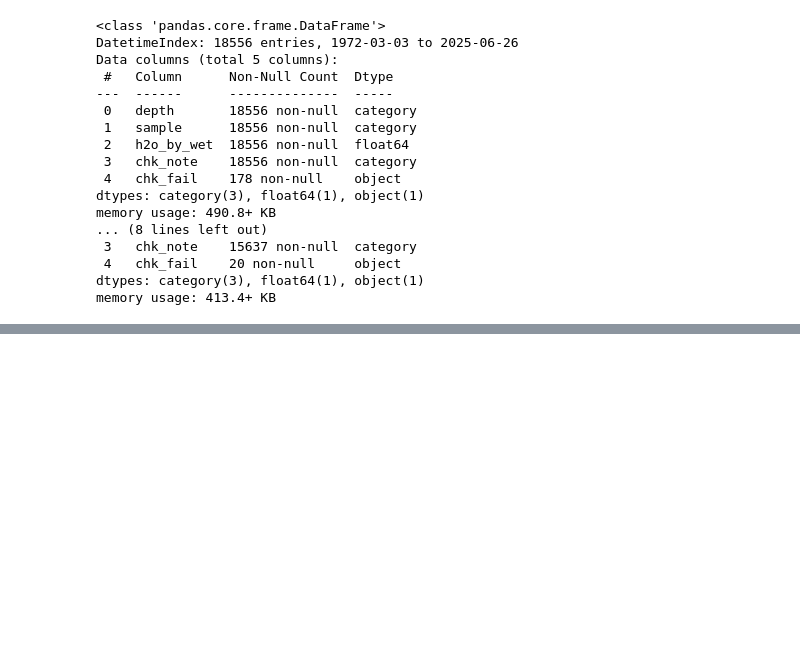
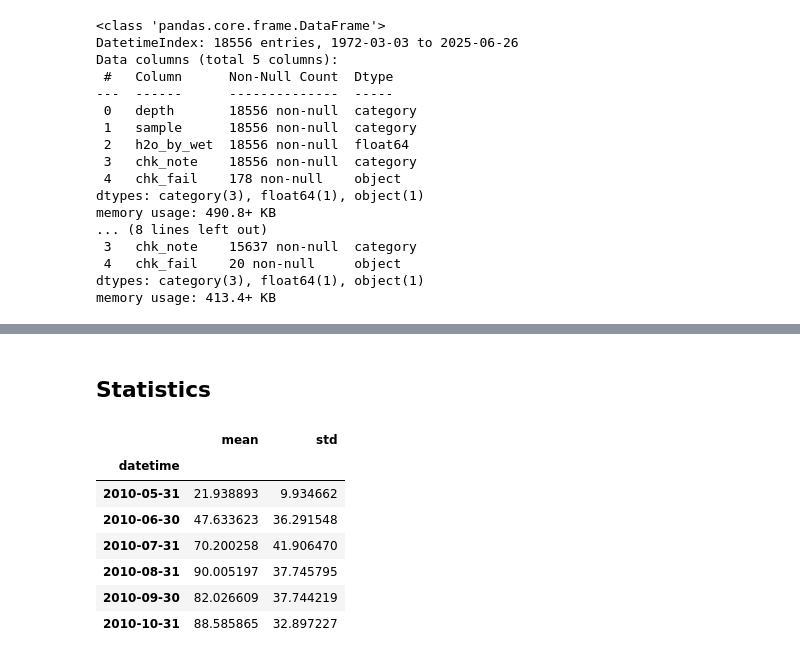
Before and after one commit to gmcginnis/info-698-capstone, a Jupyter notebook: 01_eda.ipynb, the cells around one changed output, grey strips where cells are left out. Saved outputs shown, nothing was run; the diff lists cells and outputs as text; code cells hidden in the pictures; blank space fills up the shorter version.

```diff
--- a/01_eda.ipynb
+++ b/01_eda.ipynb
@@ -333,0 +372,30 @@ Name: count, dtype: int64
+# %% [markdown]
+## Statistics
+# %%
+# time_series = pd.Series(data_combined, index='datetime')
+# time_series
+# pd.DatetimeIndex.to_series(data_combined)
+# time_series = pd.to_datetime(data_combined.index())
+
+# data_combined.index.year
+# data_mini = data_combined['2010-05-20 00:00:01':'2010-05-25 23:59:59']
+data_mini = data_combined['2010-05-01 00:00:01':'2010-10-31 23:59:59']
+# data_mini.rolling(2, on='raw').sum()
+# data_mini.rolling('1D', on='raw').sum()
+# data_mini['raw'].rolling('1D').mean()
+# data_mini['raw'].rolling('1D', closed='left').mean()
+# data_mini['raw'].resample('1D').mean()
+
+# data_mini['raw'].resample('1ME').mean()
+data_mini['raw'].resample('1ME').agg(['mean','std'])
+# data_mini.rolling('1D').sum()
+# data_mini.rolling(5).sum()
+# %% [output]
+|  | mean | std |
+| datetime |  |  |
+| 2010-05-31 | 21.938893 | 9.934662 |
+| 2010-06-30 | 47.633623 | 36.291548 |
+| 2010-07-31 | 70.200258 | 41.906470 |
+| 2010-08-31 | 90.005197 | 37.745795 |
+| 2010-09-30 | 82.026609 | 37.744219 |
+| 2010-10-31 | 88.585865 | 32.897227 |
```
Also changed, not shown: parts of 21 cells of this notebook.
